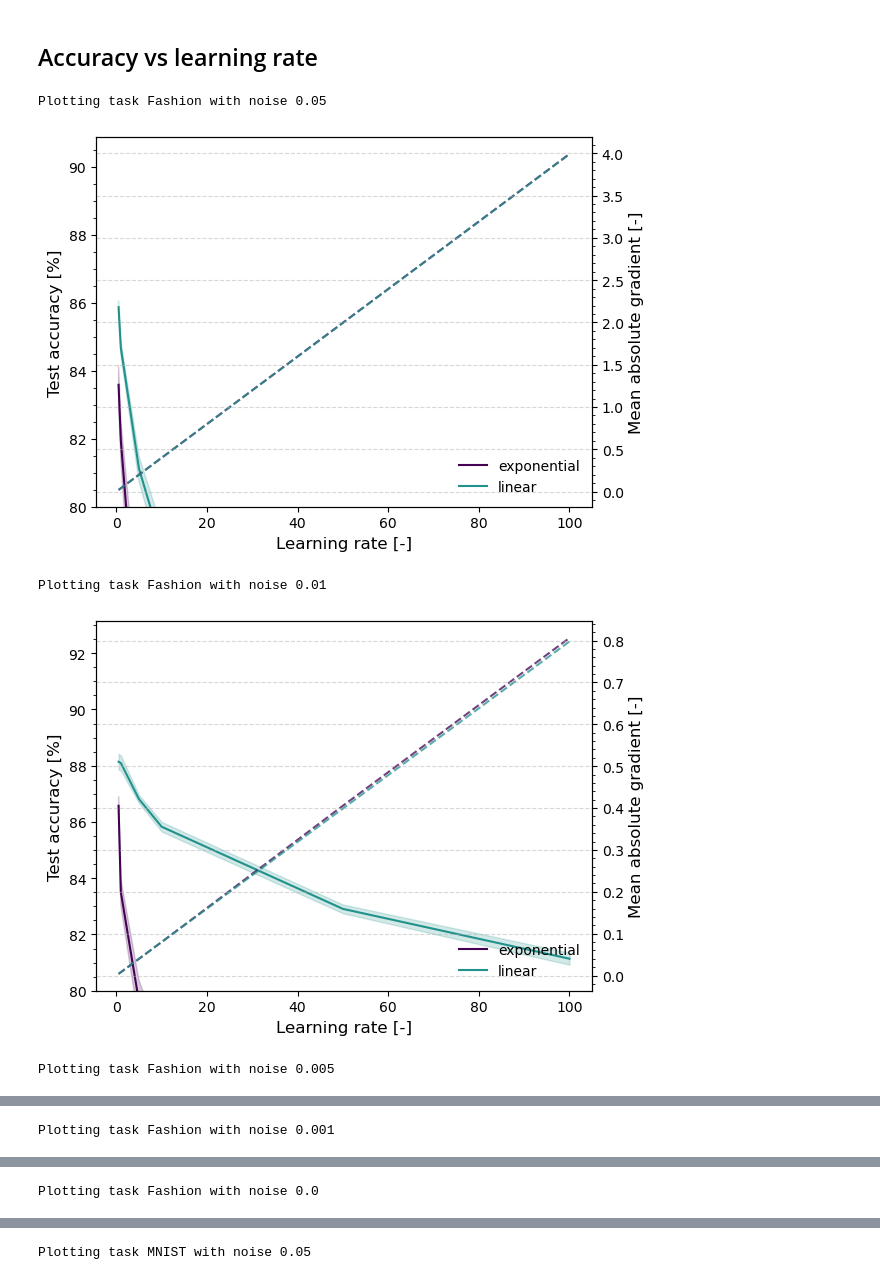
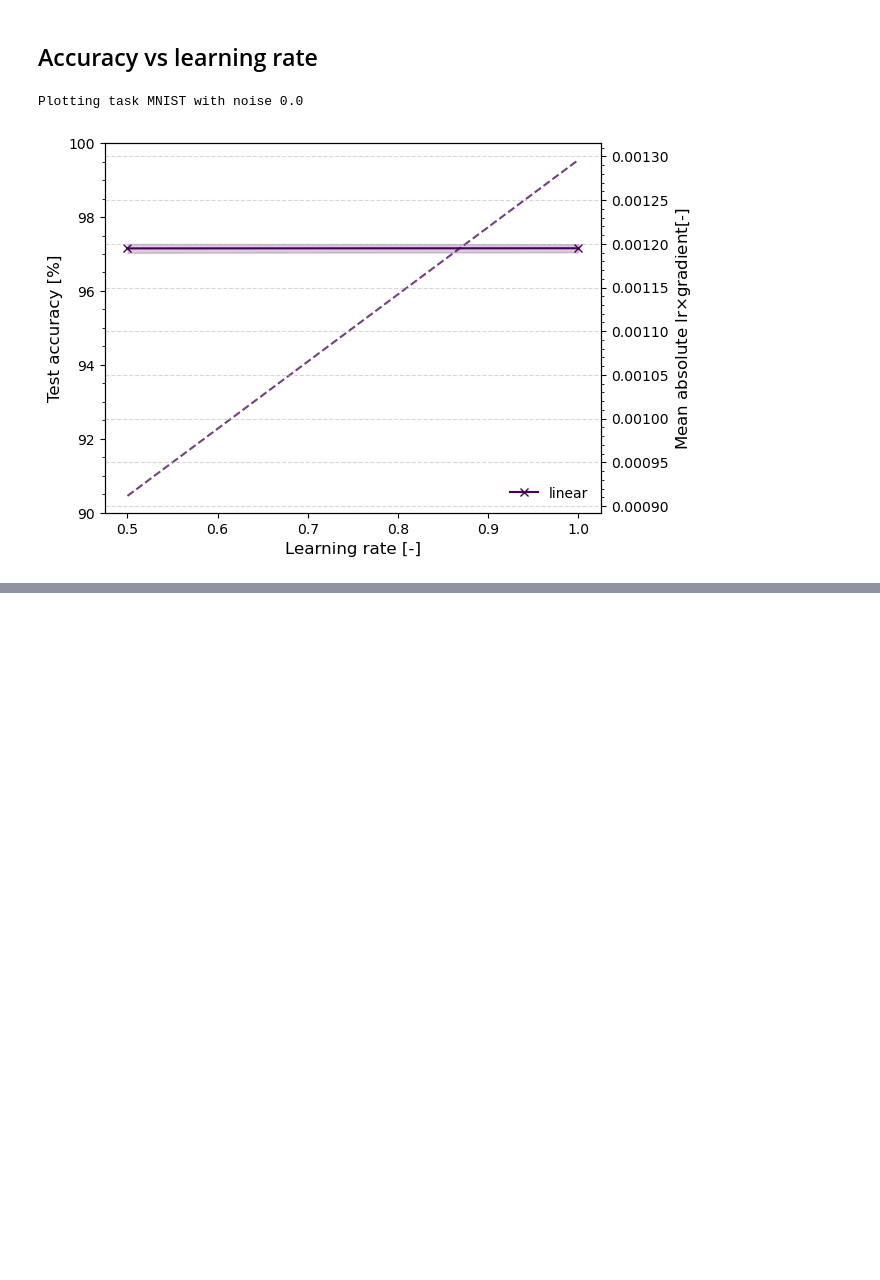
Before and after one commit to kellian-cottart/magnetoionic-simulations, a Jupyter notebook: magnetoionic-figures.ipynb, the cells around one changed output, grey strips where cells are left out. Drawn from its saved outputs; the diff is of its cells as text; code cells hidden in the pictures; blank space fills up the shorter version.

```diff
--- a/magnetoionic-figures.ipynb
+++ b/magnetoionic-figures.ipynb
@@ -52,8 +52,7 @@ fig.savefig(f"{graph_folder}/{name}.svg", bbox_inches='tight')
 # Create a pandas dataframe with columns type, mean, std, learning rate
 df = pd.DataFrame(columns=["task", "type_devices", "n_devices", "accuracies", "learning_rate", "weights_path", "mean", "std", "scale", "noise", "mean_abs_grad"])
 # get all paths
-paths = [f for f in os.listdir(SIMULATION_FOLDER) if os.path.isdir(os.path.join(SIMULATION_FOLDER, f)) and ("simple" in f or "double" in f)]
-
+paths = [f for f in os.listdir(SIMULATION_FOLDER) if os.path.isdir(os.path.join(SIMULATION_FOLDER, f))]
 for path in paths:
     try:
         # first dim of the tensor is the iteration
@@ -109,38 +98,34 @@ df
 # %%
 # for each task, plot the evolution of the accuracy
 for task in df["task"].unique():
     for noise in df["noise"].unique():
         print(f"Plotting task {task} with noise {noise}")
         fig, ax = plt.subplots()
         ax2 = ax.twinx()
         palette = plt.get_cmap('viridis', len(df["type_devices"].unique())+1)
         df_filtered = df[(df["task"] == task) & (df["noise"] == noise)].sort_values("learning_rate")
         for i, (name, group) in enumerate(df_filtered.groupby("type_devices")):
-            ax.plot(group["learning_rate"], group["mean"], label=name, color=palette(i))
+            ax.plot(group["learning_rate"], group["mean"], label=name, color=palette(i), marker='x')
             ax.fill_between(group["learning_rate"], group["mean"]-group["std"], group["mean"]+group["std"], alpha=0.2, color=palette(i))
             ax2.plot(group["learning_rate"], group["mean_abs_grad"], linestyle='--', color=palette(i), alpha=0.75, zorder=-1)
         # for lr in df_filtered["learning_rate"].unique():
         #     ax.axvline(lr, color='black', linestyle='--', alpha=0.1, zorder=-1)
-        # h grid every 0.05
         ax2.grid(axis='y', which='major', linestyle='--', alpha=0.5)
-        ax2.set_ylabel("Mean absolute gradient [-]", fontsize=12)
+        ax2.set_ylabel(r"Mean absolute lr$\times$gradient[-]", fontsize=12)
         ax.set_xlabel("Learning rate [-]", fontsize=12)
         ax.set_ylabel("Test accuracy [%]", fontsize=12)
         ax.legend(loc='lower right', fontsize=10, frameon=False)
         ax.yaxis.set_minor_locator(AutoMinorLocator())
         ax2.yaxis.set_minor_locator(AutoMinorLocator())
         offset = 5
-        minimum = 80 if task == "MNIST" else 80
+        minimum = 90 if task == "MNIST" else 80
         maximum = min(100, df_filtered["mean"].max() + offset)
         ax.set_ylim([minimum, maximum])
         ax.set_ylim([minimum, maximum])
         plt.show()
         # save as pdf and svg
         name = f"learning-rate-{task}-noise-{noise}-{GRAPHS_ID}"
         fig.savefig(f"{graph_folder}/{name}.pdf", bbox_inches='tight')
 # %% [output]
-Plotting task Fashion with noise 0.05
+Plotting task MNIST with noise 0.0
-[figure, old version]
+[figure, new version]
-Plotting task Fashion with noise 0.01
-[figure, removed]
-Plotting task Fashion with noise 0.005
@@ -148 +131,0 @@ Plotting task Fashion with noise 0.005
-Plotting task Fashion with noise 0.001
@@ -150 +131,0 @@ Plotting task Fashion with noise 0.001
-Plotting task Fashion with noise 0.0
@@ -152 +131,0 @@ Plotting task Fashion with noise 0.0
-Plotting task MNIST with noise 0.05
```
Also changed, not shown: parts of 2 cells of this notebook, 3 other files.
